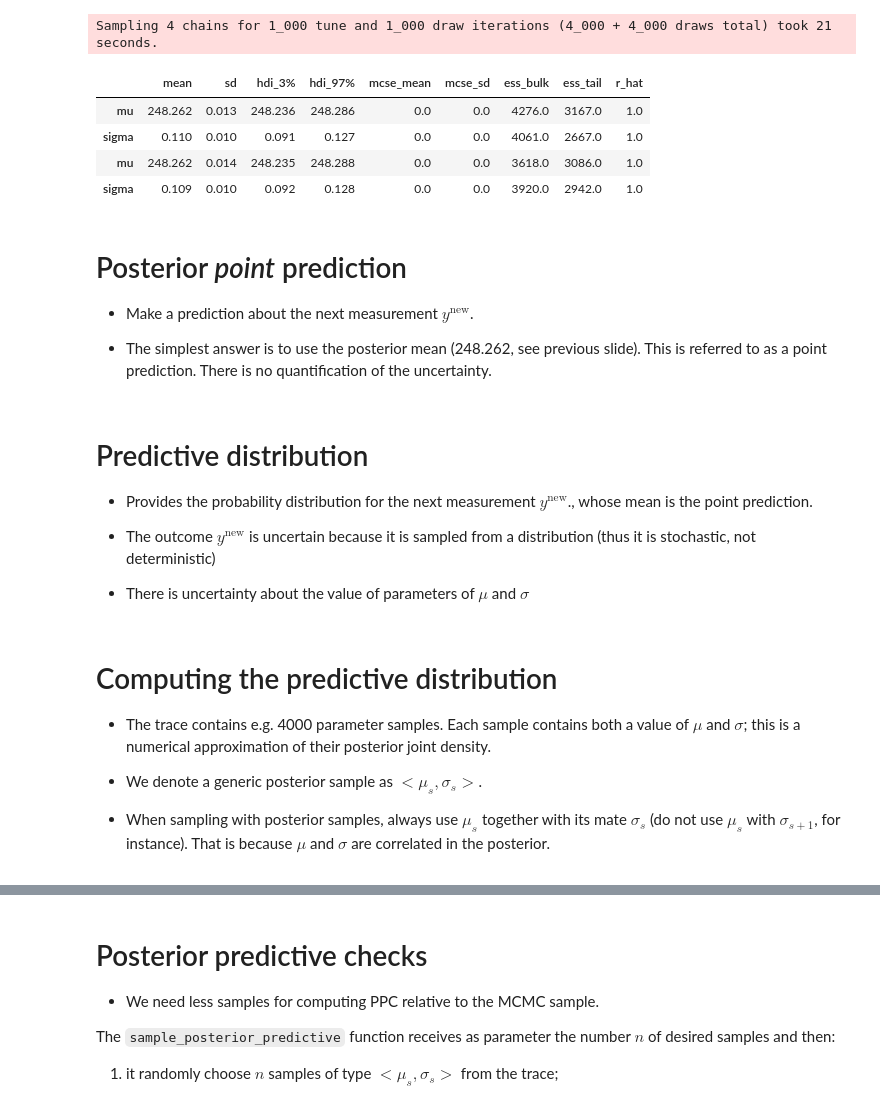
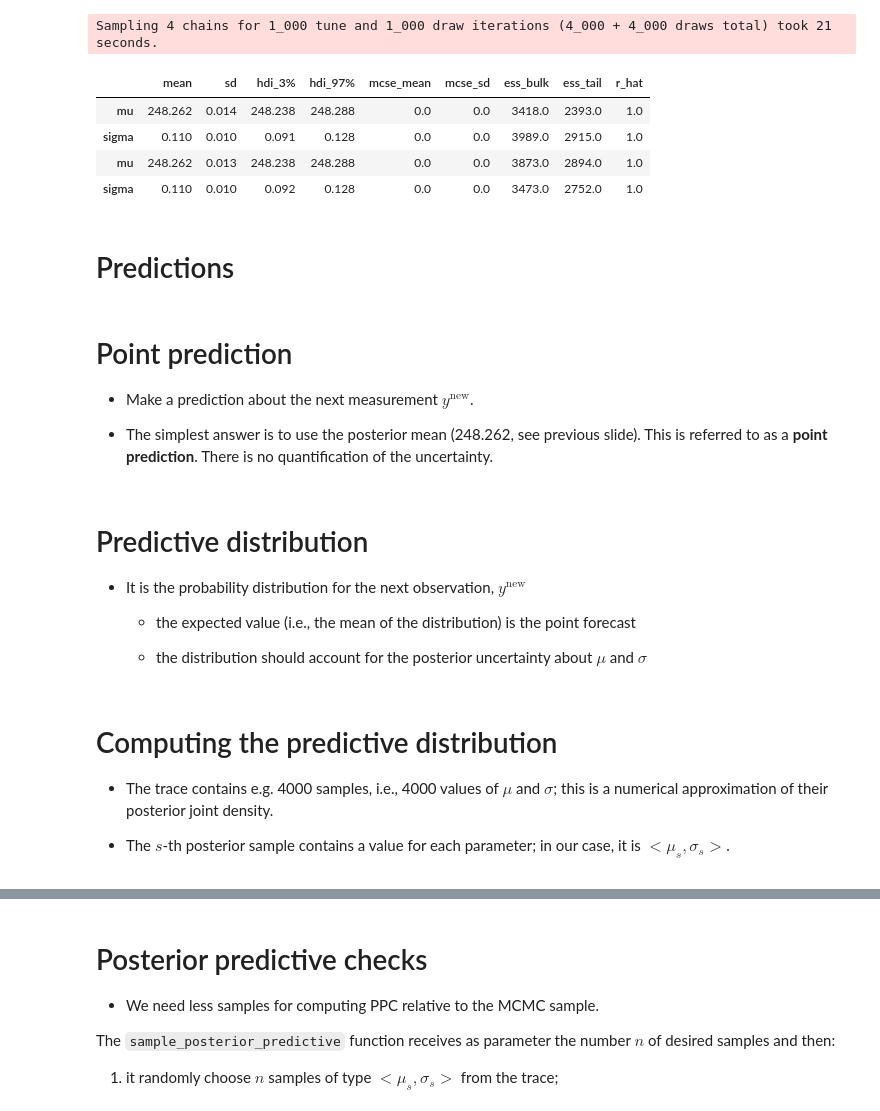
Before and after one commit to gcorani/bda, a Jupyter notebook: 2-ProbProgramming-normal-normal.ipynb, the cells around one changed output, grey strips where cells are left out. Drawn from its saved outputs; the diff is of its cells as text; code cells hidden in the pictures.

```diff
--- a/2-ProbProgramming-normal-normal.ipynb
+++ b/2-ProbProgramming-normal-normal.ipynb
@@ -83,21 +85,20 @@ plt.xlabel('milliseconds');
 # %%
 # Implementation with  informative priors
 
-with pm.Model() as model_newcomb:
-    #prior for the location of mu
-    # Based on prior information,  mu should lie within the interval (120,  360).
-    # This corresponds to a normal distribution with mu = 240, sigma = 60
+with pm.Model() as normal_model:
+    # Based on prior information, the mean travel time should be within  (120,  360).
+    # This information can be represented by a normal distribution with mu = 240, sigma = 60.
     mu = pm.Normal('mu', 240, 60)
 
-    #Based on prior information, a plausible value for the standard deviation of the noise is 2.
-    # This is roughly the median value of the halfnormal distribution with scale set to 3.
+    # By using a  scale parameter of 3, the median  of the halfnormal is close to 2.,
     sigma = pm.HalfNormal('sigma', 3)
 
 
-    #likelihood. Each observation is a sample from N(mu, sigma).
+    #likelihood. The observation are stored in vector 'data'.
+    #and assumed to be independent.
     y = pm.Normal('y', mu=mu, sigma=sigma, observed=data)
 
-    trace_newcomb = pm.sample( return_inferencedata= True )
+    trace_normal = pm.sample()
 # %% [output]
 Auto-assigning NUTS sampler...
 Initializing NUTS using jitter+adapt_diag...
@@ -115,7 +116,7 @@ with  model_newcomb:
 # %% [markdown]
 # What if we change the prior?
 # %%
-with pm.Model() as model_newcomb_2:
+with pm.Model() as normal_model_2:
 
     #mu = pm.Normal('mu', 240, 60)
     #we assume to have  different prior information  about mu; larger mean and larger uncertainty.
@@ -125,7 +126,7 @@ with pm.Model() as model_newcomb_2:
     sigma = pm.HalfNormal('sigma', 3)
     y = pm.Normal('y', mu=mu, sigma=sigma, observed=data)
 
-    trace_newcomb_2 = pm.sample(return_inferencedata=True)
+    trace_normal_2 = pm.sample(return_inferencedata=True)
 # %% [output]
 Auto-assigning NUTS sampler...
 Initializing NUTS using jitter+adapt_diag...
@@ -136,43 +137,41 @@ Sampling 4 chains for 1_000 tune and 1_000 draw iterations (4_000 + 4_000 draws
 # %%
 # The posterior is practically identical under the two different priors.
 # This is  good: the data are strong enough to converge to the same posterior.
 # The likelihood overwhelms the prior; the results are thus robust to the specification of the prior.
 
 
-a = az.summary(trace_newcomb)
-b = az.summary(trace_newcomb_2)
+a = az.summary(trace_normal)
+b = az.summary(trace_normal_2)
 pd.concat([a,b])
 # %% [output]
 |  | mean | sd | hdi_3% | hdi_97% | mcse_mean | mcse_sd | ess_bulk | ess_tail | r_hat |
-| mu | 248.262 | 0.013 | 248.236 | 248.286 | 0.0 | 0.0 | 4276.0 | 3167.0 | 1.0 |
-| sigma | 0.110 | 0.010 | 0.091 | 0.127 | 0.0 | 0.0 | 4061.0 | 2667.0 | 1.0 |
-| mu | 248.262 | 0.014 | 248.235 | 248.288 | 0.0 | 0.0 | 3618.0 | 3086.0 | 1.0 |
-| sigma | 0.109 | 0.010 | 0.092 | 0.128 | 0.0 | 0.0 | 3920.0 | 2942.0 | 1.0 |
+| mu | 248.262 | 0.014 | 248.238 | 248.288 | 0.0 | 0.0 | 3418.0 | 2393.0 | 1.0 |
+| sigma | 0.110 | 0.010 | 0.091 | 0.128 | 0.0 | 0.0 | 3989.0 | 2915.0 | 1.0 |
+| mu | 248.262 | 0.013 | 248.238 | 248.288 | 0.0 | 0.0 | 3873.0 | 2894.0 | 1.0 |
+| sigma | 0.110 | 0.010 | 0.092 | 0.128 | 0.0 | 0.0 | 3473.0 | 2752.0 | 1.0 |
+# %% [markdown]
+# Predictions
 # %% [markdown]
-# Posterior *point* prediction
+# Point prediction
 
 * Make a prediction about the next measurement $y^{\text{new}}$.
 
 
-* The simplest answer is to use the posterior mean (248.262, see previous slide). This is referred to as a point prediction. There is no quantification of the uncertainty.
+* The simplest answer is to use the posterior mean (248.262, see previous slide). This is referred to as a **point prediction**. There is no quantification of the uncertainty.
 # %% [markdown]
 #  Predictive distribution
 
-* Provides the probability distribution for the next measurement $y^{\text{new}}$., whose mean is the point prediction.
+* It is the probability distribution for the next observation, $y^{\text{new}}$
 
+    * the expected value (i.e., the mean of the distribution) is the point forecast
 
-*  The outcome $y^{\text{new}}$  is uncertain because it is  sampled from a distribution (thus it is stochastic, not deterministic)
-
-
-*  There is uncertainty about  the value of  parameters of $\mu$ and  $\sigma$
+    * the distribution should account for the posterior uncertainty about $\mu$ and  $\sigma$
 # %% [markdown]
 # Computing the predictive distribution
 
-* The trace contains e.g. 4000 parameter samples. Each sample contains both a value of $\mu$ and $\sigma$; this is a numerical approximation of their posterior joint density.
+* The trace contains e.g. 4000  samples, i.e., 4000 values of $\mu$ and $\sigma$; this is a numerical approximation of their posterior joint density.
 
-* We denote a generic posterior sample as  $<\mu_s, \sigma_s >$.
-
-* When sampling with posterior samples,  always use   $\mu_s$ together with its mate  $\sigma_s$ (do not use $\mu_s$  with $\sigma_{s+1}$, for instance). That is because $\mu$ and $\sigma$ are correlated in the posterior.
+* The $s$-th posterior sample contains a value for each parameter; in our case, it is  $<\mu_s, \sigma_s >$.
 # %% [markdown]
 # Computing the predictive distribution
 
```
Also changed, not shown: parts of 27 cells of this notebook, 1 other file.
